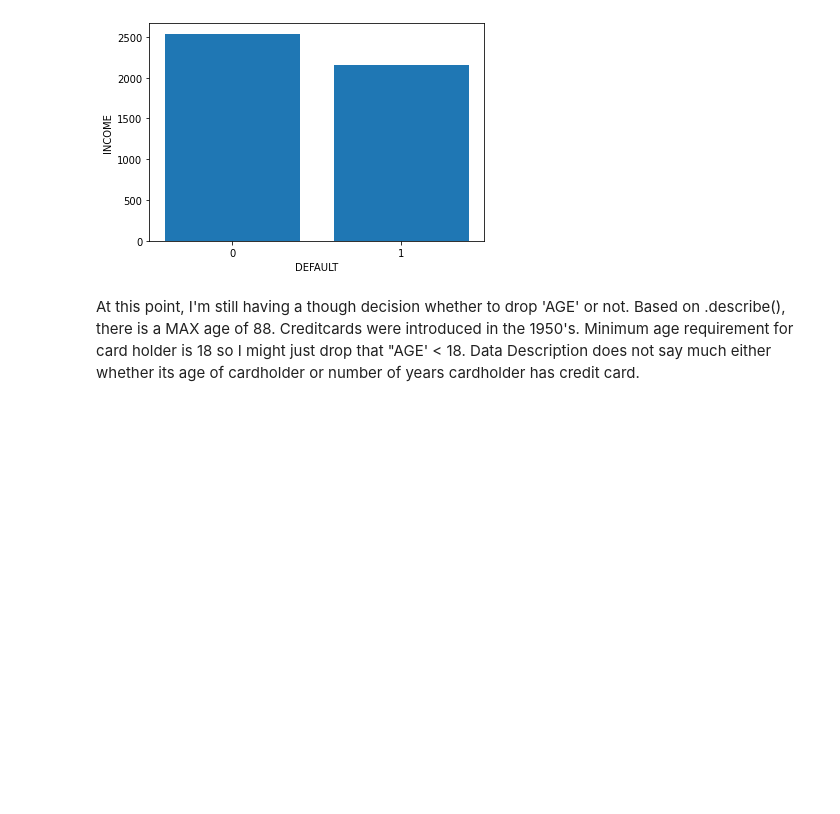
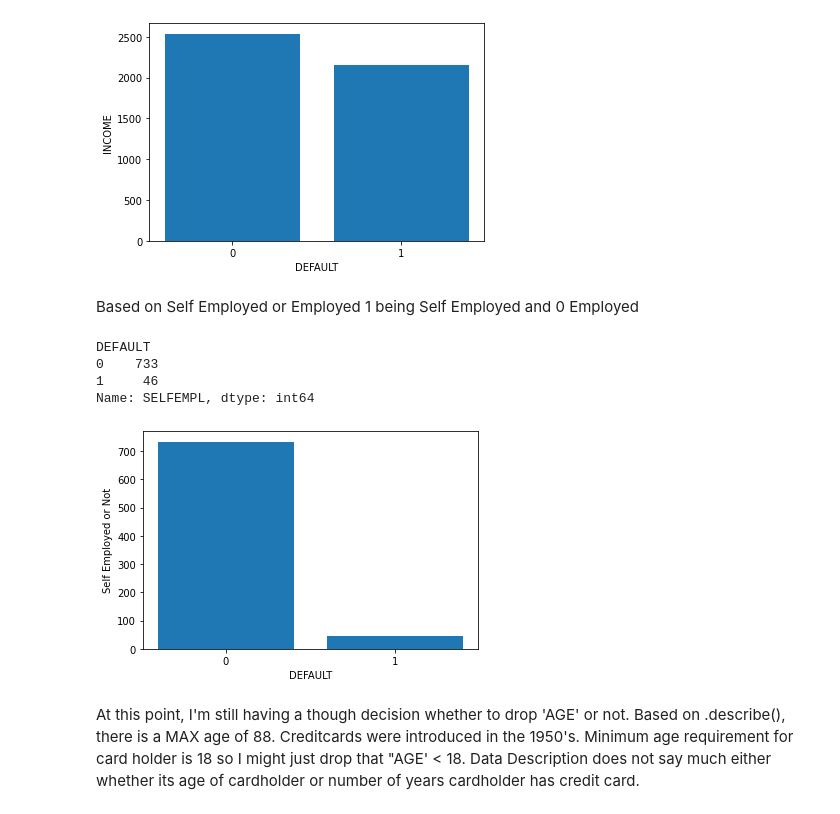
Before and after one commit to XcLyBr/Defaulting-Card-Payment, a Jupyter notebook: DefaultingCreditCards.ipynb, the cells around one changed output. Drawn from its saved outputs; the diff is of its cells as text; code cells hidden in the pictures; blank space fills up the shorter version.

```diff
--- a/DefaultingCreditCards.ipynb
+++ b/DefaultingCreditCards.ipynb
@@ -315,5 +323,25 @@ plt.xticks(labels)
 plt.show()
 # %% [output]
 [figure]
+# %% [markdown]
+Based on Self Employed or Employed
+1 being Self Employed and 0 Employed
+# %%
+D3 = df.groupby('DEFAULT')['SELFEMPL'].sum()
+D3
+# %% [output]
+DEFAULT
+0    733
+1     46
+Name: SELFEMPL, dtype: int64
+# %%
+plt.bar(D3.index, D3.values)
+plt.ylabel('Self Employed or Not')
+plt.xlabel('DEFAULT')
+plt.xticks(labels)
+
+plt.show()
+# %% [output]
+[figure, added]
 # %% [markdown]
 At this point, I'm still having a though decision whether to drop 'AGE' or not. Based on .describe(), there is a MAX age of 88. Creditcards were introduced in the 1950's. Minimum age requirement for card holder is 18 so I might just drop that "AGE' < 18. Data Description does not say much either whether its age of cardholder or number of years cardholder has credit card.
```
Also changed, not shown: parts of 9 cells of this notebook.
